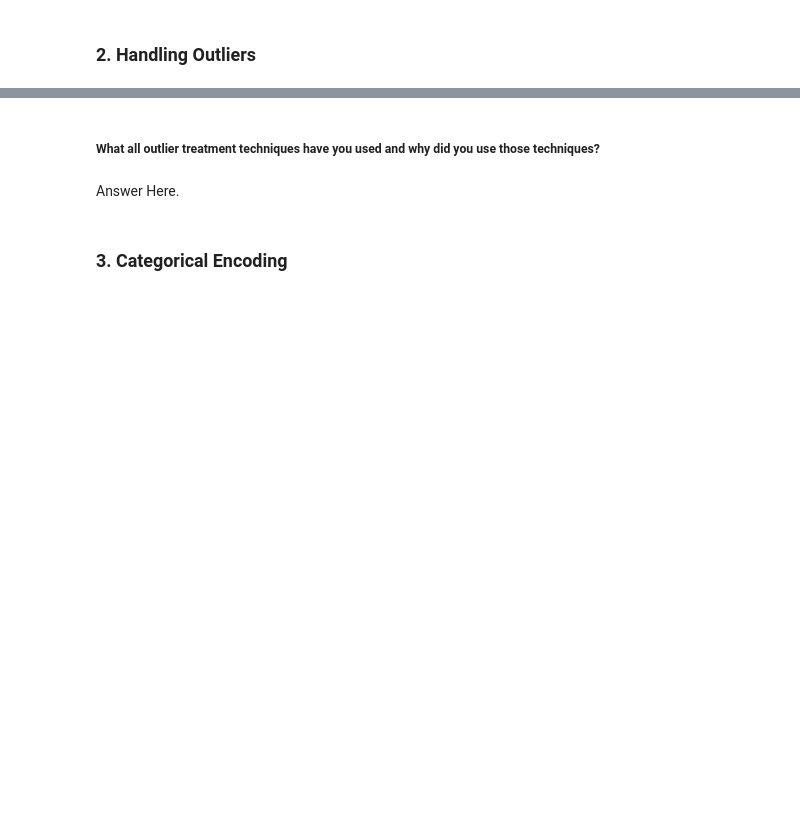
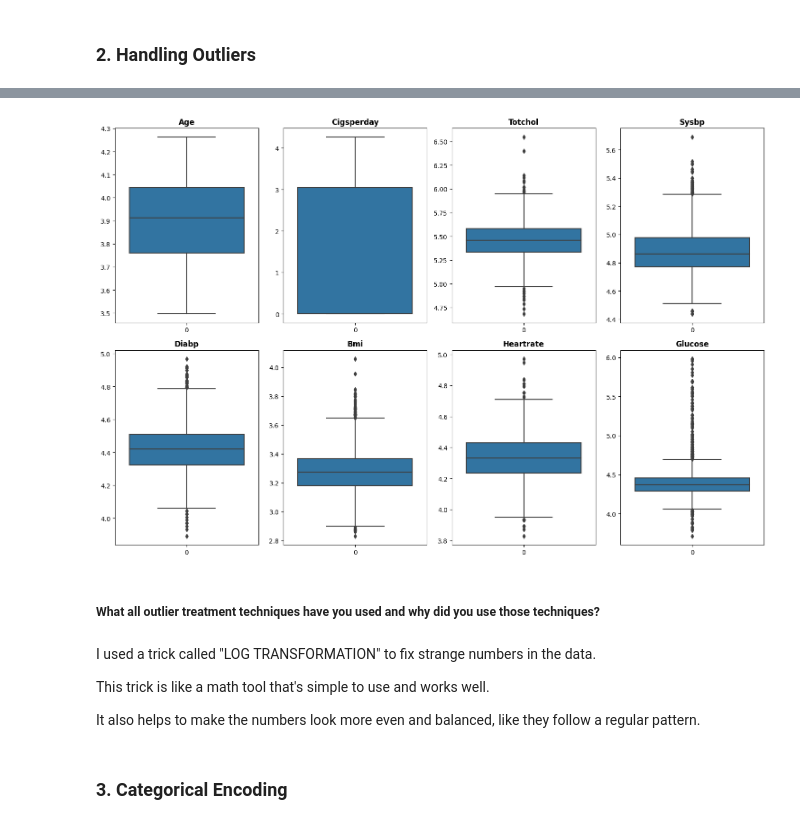
Before and after one commit to primeomkar/Cardiovascular_Risk_Prediction-by-omkar-, a Jupyter notebook: Cardiovascular_Risk_Prediction_.ipynb, the cells around one changed output, grey strips where cells are left out. Cells and saved outputs as stored; diff of their text form; code cells hidden in the pictures; blank space fills up the shorter version.

```diff
--- a/Cardiovascular_Risk_Prediction_.ipynb
+++ b/Cardiovascular_Risk_Prediction_.ipynb
@@ -827,6 +955,20 @@ Answer Here.
+# %%
+fig, axes = plt.subplots(2, 4, figsize=(15, 10))
+axes = axes.flatten()
+for ax, col in zip(axes, continous_variable):
+    sns.boxplot(df[col], ax=ax)
+    ax.set_title(col.title(), weight='bold')
+plt.tight_layout()
+# %% [output]
+[figure, added]
 # %% [markdown]
 ##### What all outlier treatment techniques have you used and why did you use those techniques?
-# %% [markdown]
-Answer Here.
+# %% [markdown]
+
+I used a trick called "LOG TRANSFORMATION" to fix strange numbers in the data.
+
+This trick is like a math tool that's simple to use and works well.
+
+It also helps to make the numbers look more even and balanced, like they follow a regular pattern.
 # %% [markdown]
 ### 3. Categorical Encoding
```
Also changed, not shown: parts of 82 cells of this notebook.
